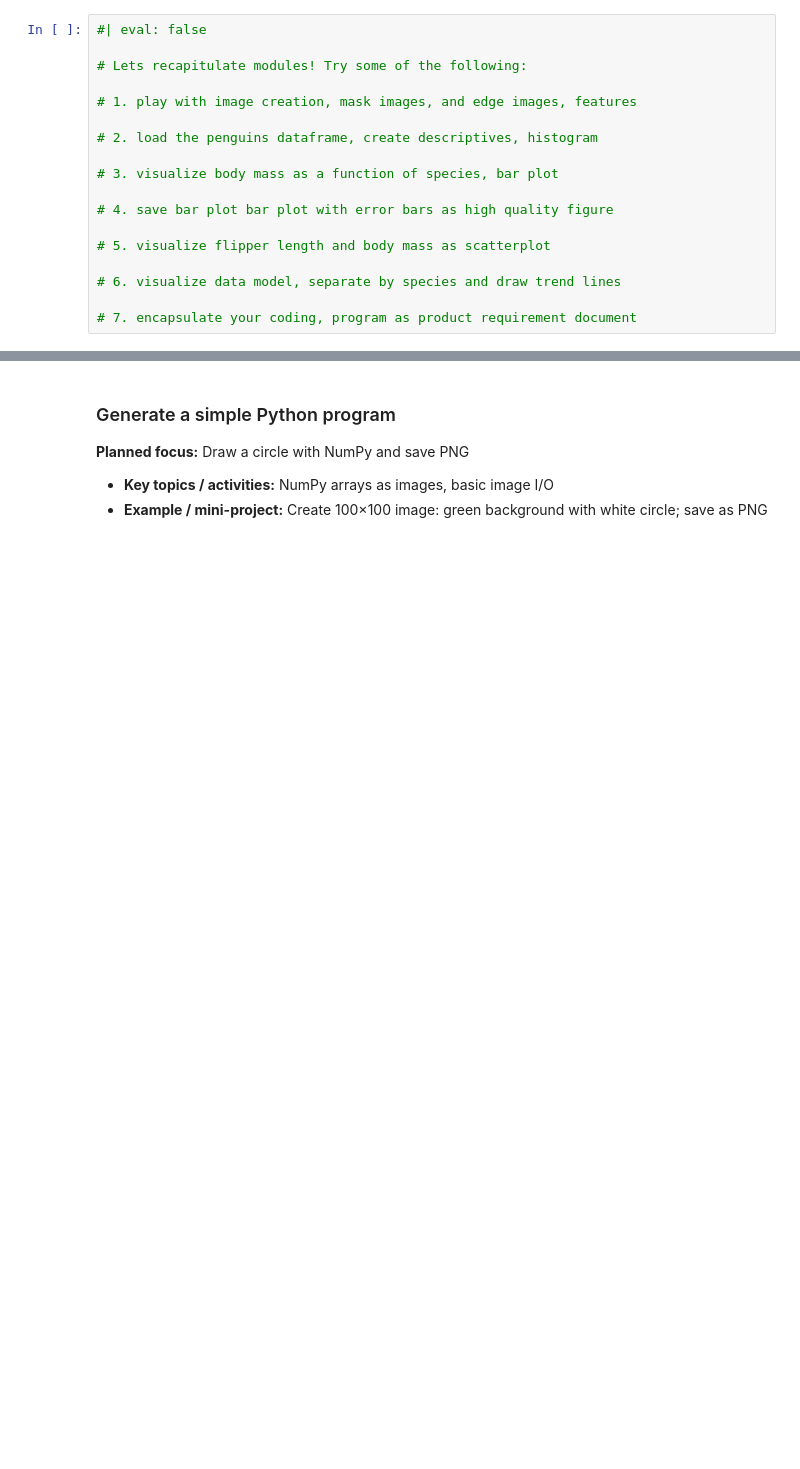
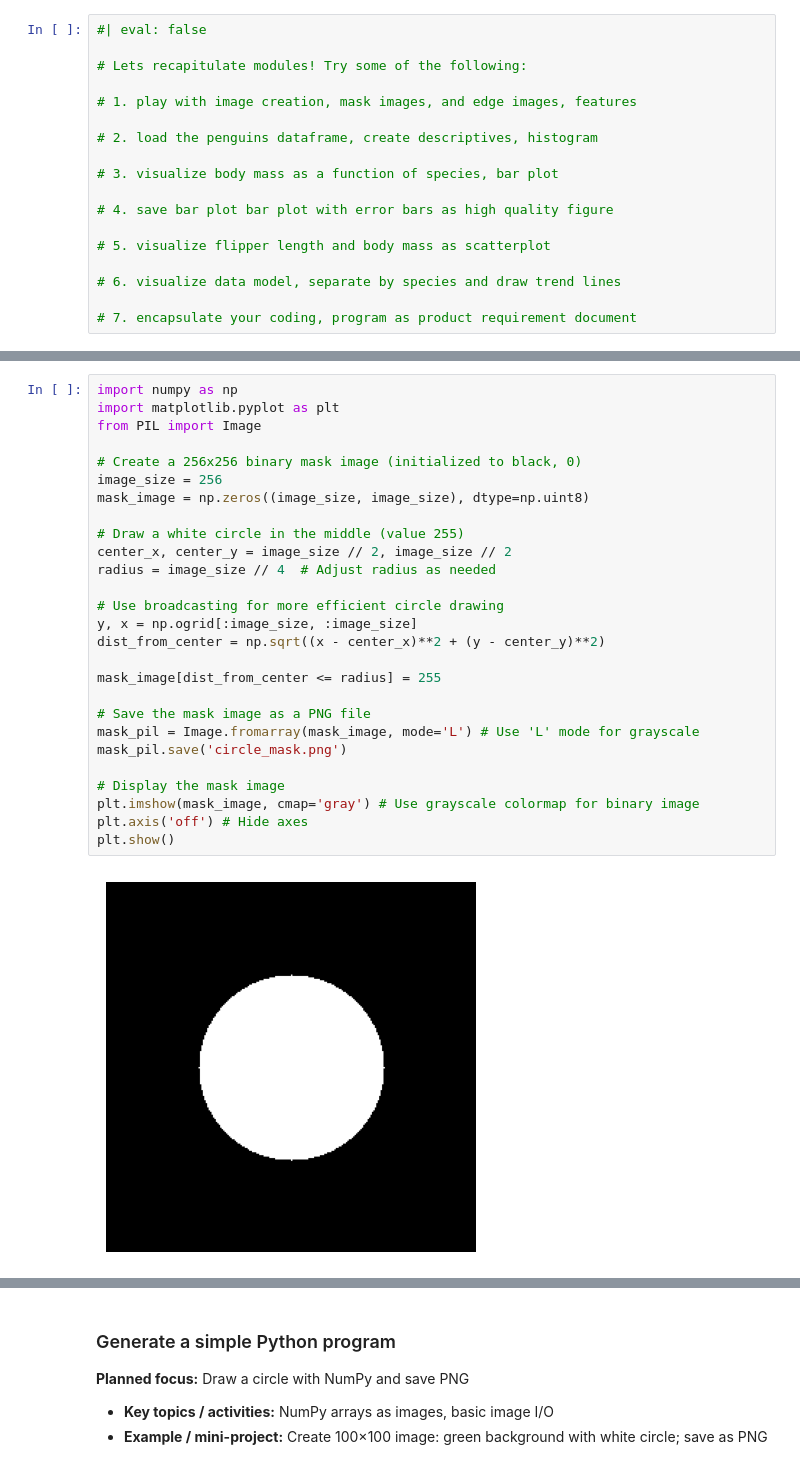
Before and after one commit to nils-holmberg/cda-gai, a Jupyter notebook: jnb/apws-module-5.ipynb, the cells around one changed output, grey strips where cells are left out. Drawn from its saved outputs; the diff is of its cells as text; blank space fills up the shorter version.

```diff
--- a/jnb/apws-module-5.ipynb
+++ b/jnb/apws-module-5.ipynb
@@ -25,0 +45,29 @@ sidebar: modules
+# %%
+import numpy as np
+import matplotlib.pyplot as plt
+from PIL import Image
+
+# Create a 256x256 binary mask image (initialized to black, 0)
+image_size = 256
+mask_image = np.zeros((image_size, image_size), dtype=np.uint8)
+
+# Draw a white circle in the middle (value 255)
+center_x, center_y = image_size // 2, image_size // 2
+radius = image_size // 4  # Adjust radius as needed
+
+# Use broadcasting for more efficient circle drawing
+y, x = np.ogrid[:image_size, :image_size]
+dist_from_center = np.sqrt((x - center_x)**2 + (y - center_y)**2)
+
+mask_image[dist_from_center <= radius] = 255
+
+# Save the mask image as a PNG file
+mask_pil = Image.fromarray(mask_image, mode='L') # Use 'L' mode for grayscale
+mask_pil.save('circle_mask.png')
+
+# Display the mask image
+plt.imshow(mask_image, cmap='gray') # Use grayscale colormap for binary image
+plt.axis('off') # Hide axes
+plt.show()
+# %% [output]
+[figure, added]
```
Also changed, not shown: parts of 14 cells of this notebook.
